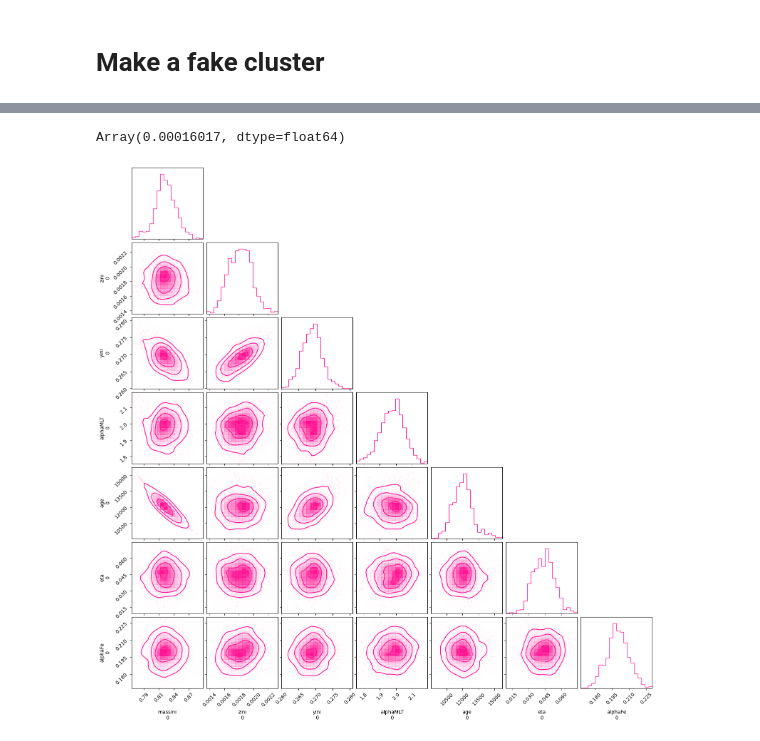
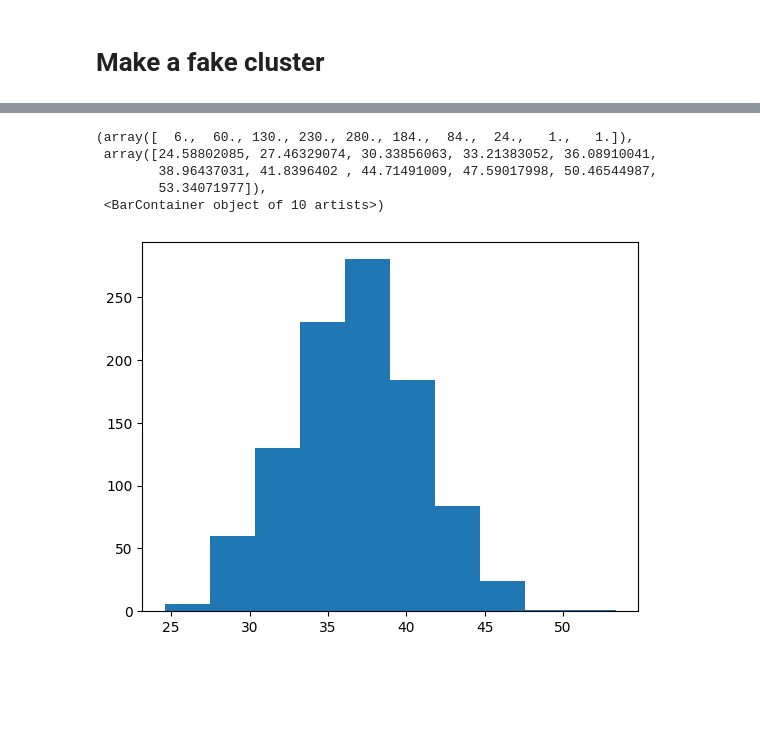
Before and after one commit to ehatt98/M4-hierarchical, a Jupyter notebook: notebooks/make_dumb_emus.ipynb, the cells around one changed output, grey strips where cells are left out. Saved outputs shown, nothing was run; the diff lists cells and outputs as text; code cells hidden in the pictures; blank space fills up the shorter version.

```diff
--- a/notebooks/make_dumb_emus.ipynb
+++ b/notebooks/make_dumb_emus.ipynb
@@ -301,14 +305,10 @@ plt.hist(posterior['age'].T[0])
 # %%
-np.std(posterior['zini'].T[0])
+model_outputs.inputs
-# %% [output]
-Array(0.00016017, dtype=float64)
 # %%
-fig = corner.corner(data, group="posterior", var_names = model_outputs.inputs,  color = 'deeppink', zorder = 1,smooth = True, plot_datapoints = True)
+fig = corner.corner(data, group="posterior", var_names = ['massini', 'zini', 'yini', 'alphaMLT', 'age', 'eta', 'alphaFe'],  color = 'deeppink', zorder = 1,smooth = True, plot_datapoints = True)
 #corner.corner(df_test[model_outputs.inputs],zorder = 0, alpha = 0.1, fig = fig, smooth = True)
 fig.savefig('../figs/fake-cluster-observations-from-one-hare-corner.png', bbox_inches = 'tight')
 plt.show()
-# %% [output]
-[figure, removed]
 # %%
 cluster_df = pd.DataFrame(columns = df_test.columns)
 
@@ -344,3 +340,12 @@ np.save('./fake-data/fake-cluster-observations-from-one-hare-consts.npy', cluste
+# %%
+plt.hist(cluster_df['numax'])
+# %% [output]
+(array([  6.,  60., 130., 230., 280., 184.,  84.,  24.,   1.,   1.]),
+ array([24.58802085, 27.46329074, 30.33856063, 33.21383052, 36.08910041,
+        38.96437031, 41.8396402 , 44.71491009, 47.59017998, 50.46544987,
+        53.34071977]),
+ <BarContainer object of 10 artists>)
+[figure, added]
 # %%
 plt.scatter(df_test['Teff'], 10**df_test['logLPhot'], color = 'lightgrey', alpha = 0.01)
 plt.scatter(draws['Teff'], 10**draws['logLPhot'], facecolor = 'deeppink', edgecolor = 'black')
```
Also changed, not shown: parts of 24 cells of this notebook, 4 other files.
